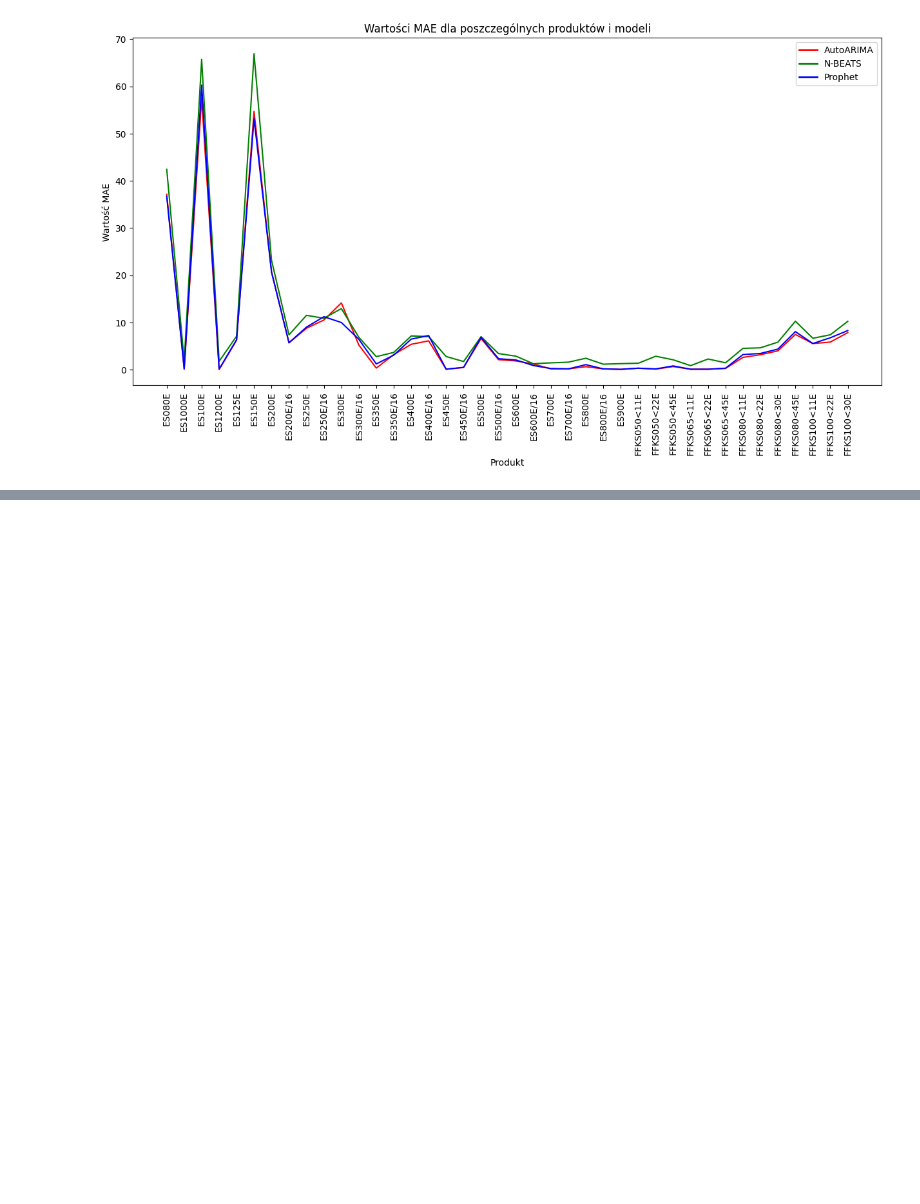
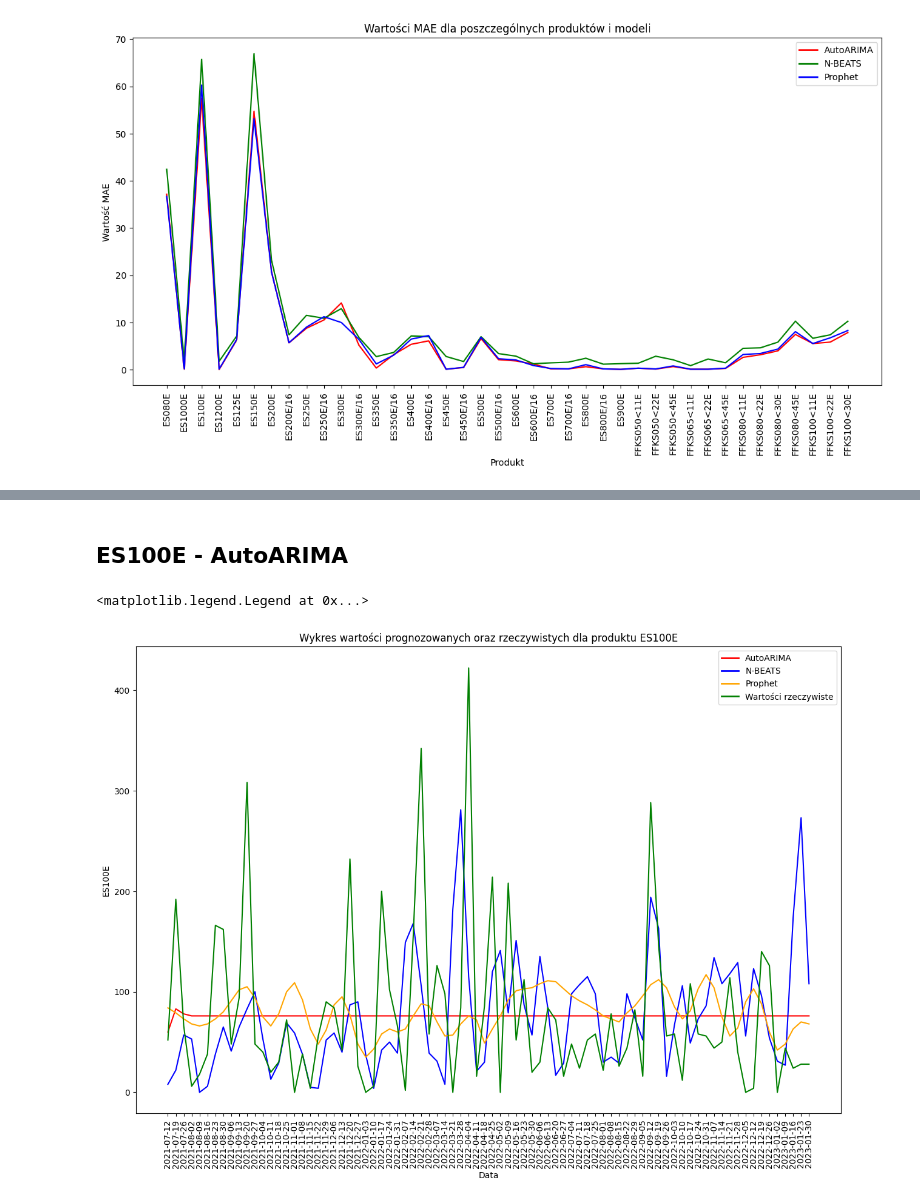
Before and after one commit to M-Kacprowicz/forecasting-tool, a Jupyter notebook: visualisation.ipynb, the cells around one changed output, grey strips where cells are left out. Drawn from its saved outputs; the diff is of its cells as text; code cells hidden in the pictures; blank space fills up the shorter version.

Commit message:
Visualisations to compare models for 3 chosen products

```diff
--- a/visualisation.ipynb
+++ b/visualisation.ipynb
@@ -229,0 +273,19 @@ plt.legend(custom_legend, ['AutoARIMA', 'N-BEATS', 'Prophet'])
+# %% [markdown]
+## ES100E - AutoARIMA
+# %%
+plt.figure(figsize=(15,10))
+plt.title('Wykres wartości prognozowanych oraz rzeczywistych dla produktu ES100E')
+plt.xticks(rotation = 90)
+sns.lineplot(data = arima_results, x='Data', y='ES100E', color = 'red')
+sns.lineplot(data = nbeats_results, x='Data', y='ES100E', color = 'blue')
+sns.lineplot(data = prophet_results, x='Data', y='ES100E', color = 'orange')
+sns.lineplot(data = test_data, x='Data', y='ES100E', color = 'green')
+
+custom_legend = [Line2D([0], [0], color='red', lw=2),
+                 Line2D([0], [0], color='blue', lw=2),
+                 Line2D([0], [0], color='orange', lw=2),
+                 Line2D([0], [0], color='green', lw=2)]
+plt.legend(custom_legend, ['AutoARIMA', 'N-BEATS', 'Prophet', 'Wartości rzeczywiste'])
+# %% [output]
+<matplotlib.legend.Legend at 0x...>
+[figure, added]
```
Also changed, not shown: parts of 10 cells of this notebook.
